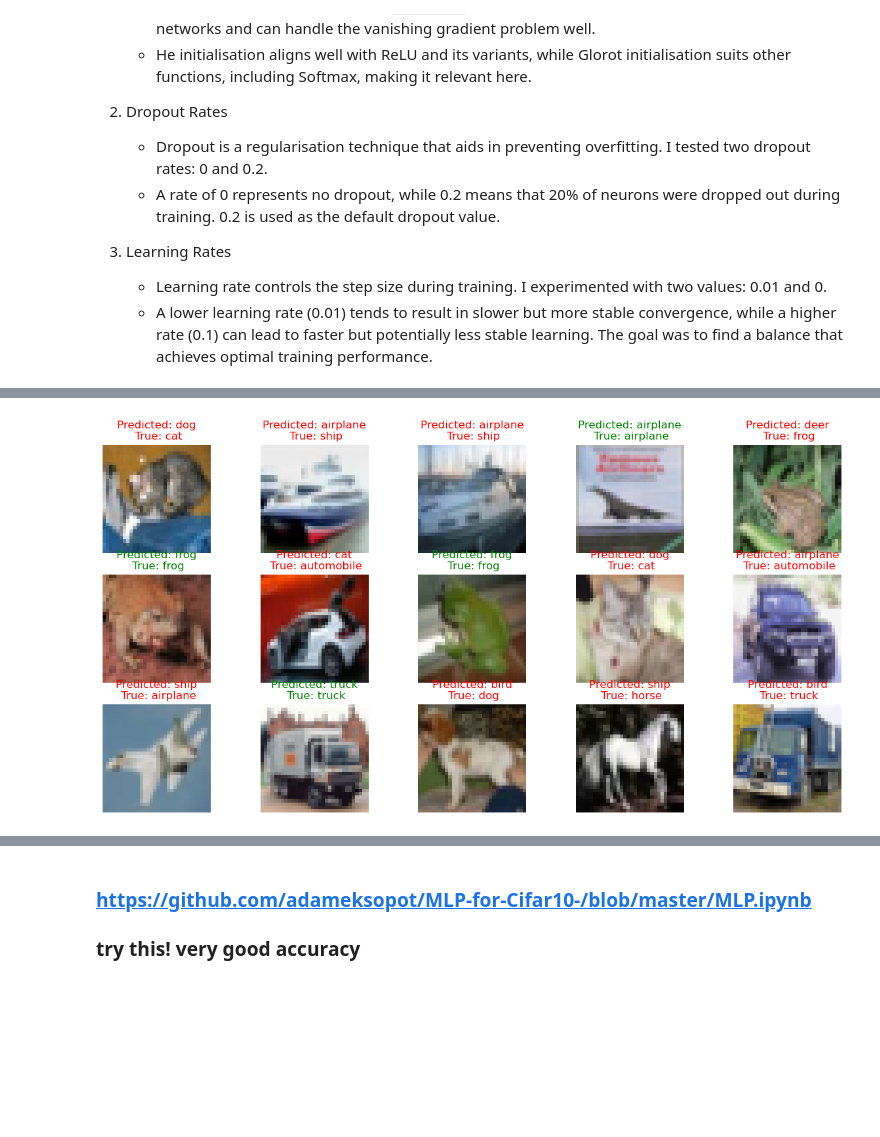
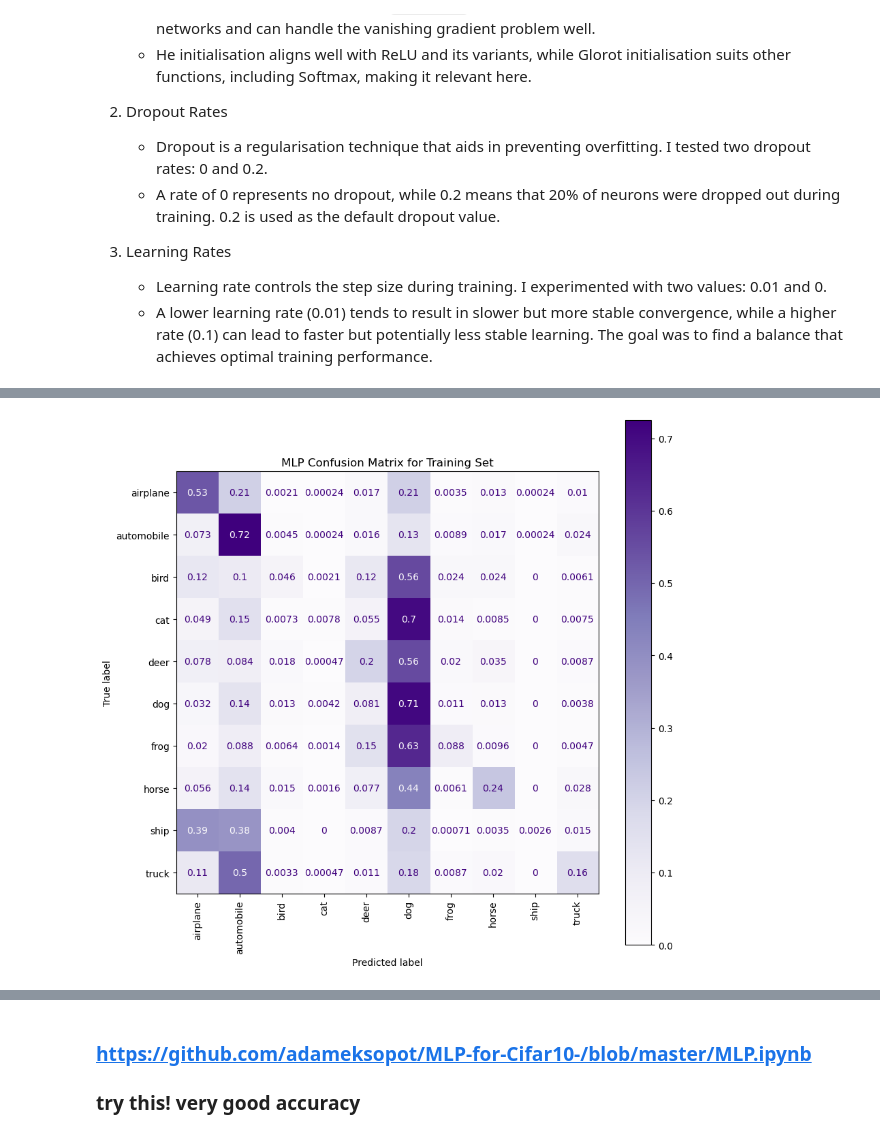
Before and after one commit to kaylee01/Assignment-1, a Jupyter notebook: Assignment-1/Molin_Kaylee-proj1.ipynb, the cells around one changed output, grey strips where cells are left out. Cells and saved outputs as stored; diff of their text form; code cells hidden in the pictures; blank space fills up the shorter version.

```diff
--- a/Assignment-1/Molin_Kaylee-proj1.ipynb
+++ b/Assignment-1/Molin_Kaylee-proj1.ipynb
@@ -430,0 +371,6 @@ plt.show()
+# %%
+
+mlp_pred_train = np.argmax(model_mlp.predict(X_train),axis=-1)
+plot_confusion_matrix(y_train, mlp_pred_train, title="MLP Confusion Matrix for Training Set")
+plt.show()
+# %% [output]
@@ -431,3 +378,4 @@ plt.show()
+[figure, added]
 # %%
 # copy pasted FIX
 def predict_sample_images(images, true_labels, pred_labels, rows, cols, class_names):
@@ -448,8 +396,3 @@ def predict_sample_images(images, true_labels, pred_labels, rows, cols, class_na
             ax.set_title(f"Predicted: {class_names[pred_label_idx]}\n True: {class_names[true_label_idx]}", color='red')
     plt.show()
     return
-
-# MLP predict sample images
-predict_sample_images(X_test, y_test, mlp_y_pred, 3, 5, class_names)
-# %% [output]
-[figure, removed]
```
Also changed, not shown: parts of 17 cells of this notebook, 3 other files.
